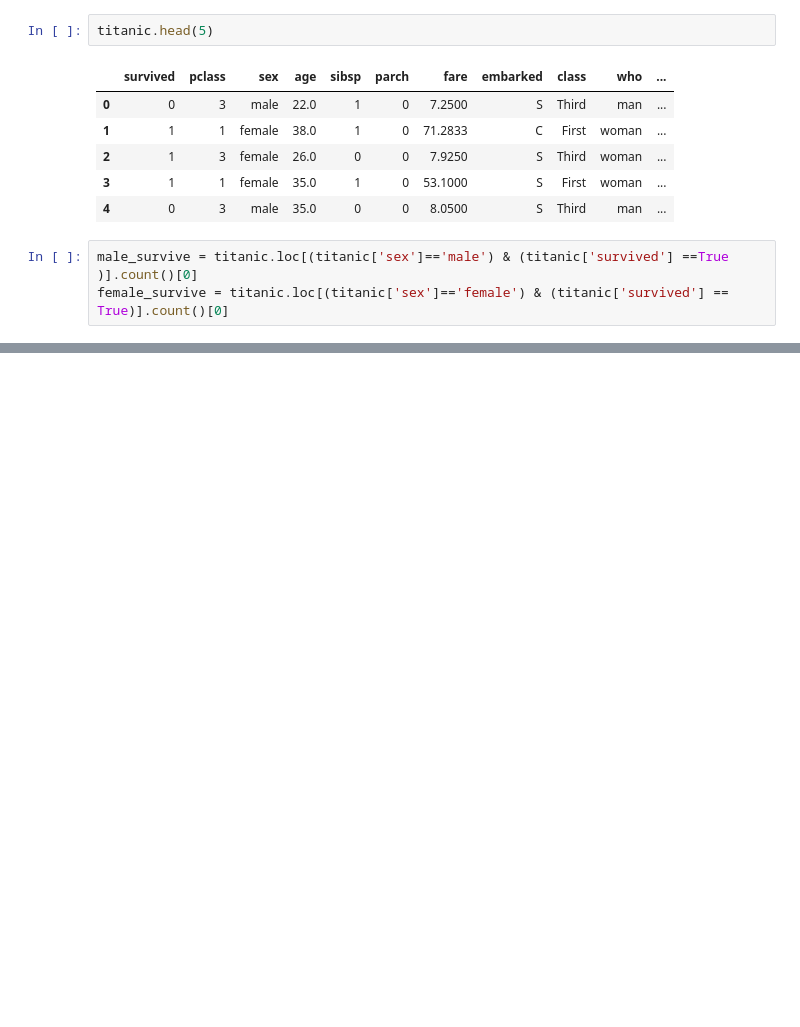
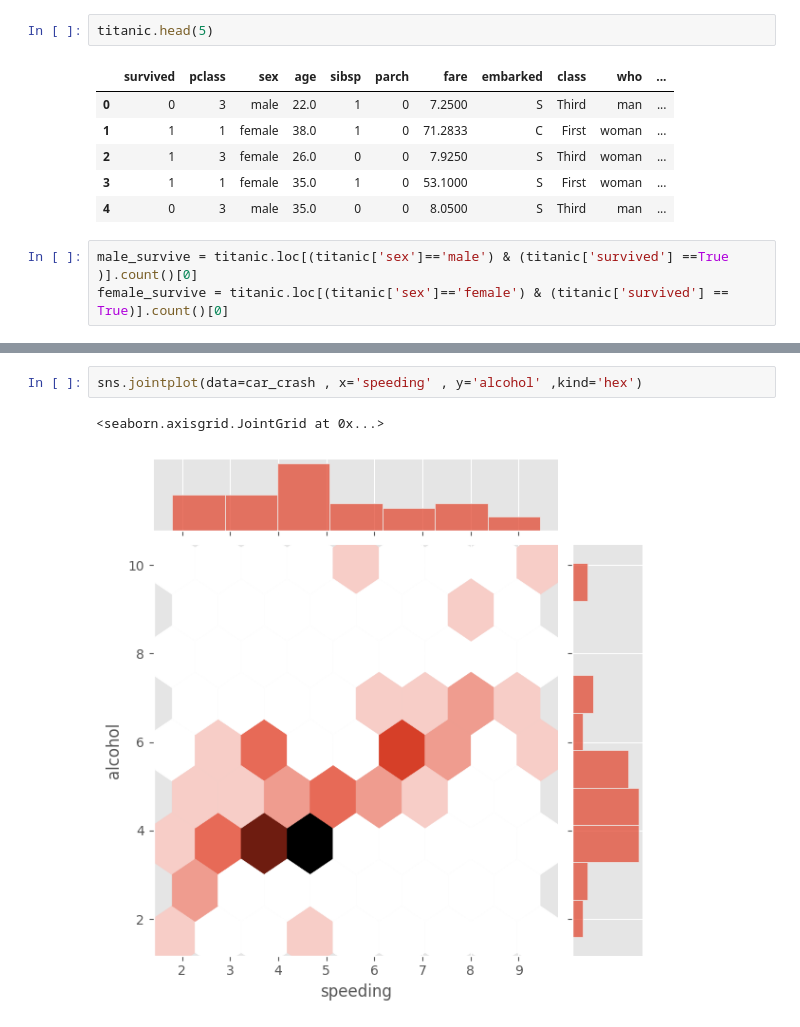
Before and after one commit to danielprinceD/DataScience, a Jupyter notebook: seaborn.ipynb, the cells around one changed output, grey strips where cells are left out. Drawn from its saved outputs; the diff is of its cells as text; blank space fills up the shorter version.

```diff
--- a/seaborn.ipynb
+++ b/seaborn.ipynb
@@ -46,0 +60,5 @@ Text(0.5, 1.0, 'Titanic Survived Man Vs Women')
+# %%
+sns.jointplot(data=car_crash , x='speeding' , y='alcohol' ,kind='hex')
+# %% [output]
+<seaborn.axisgrid.JointGrid at 0x...>
+[figure, added]
```
Also changed, not shown: parts of 7 cells of this notebook.
